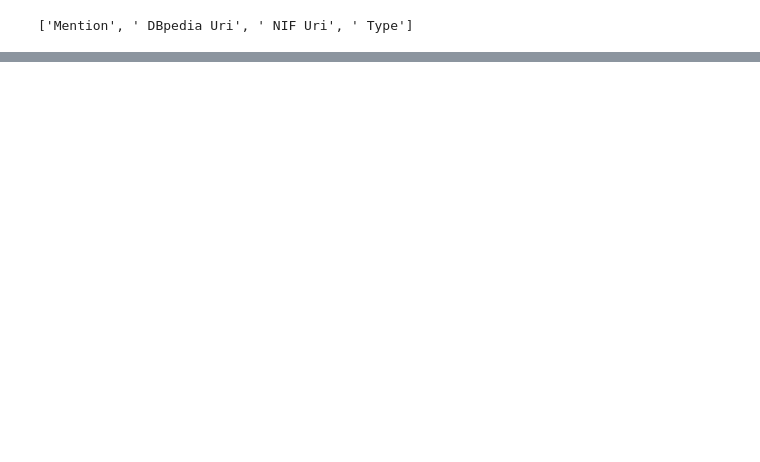
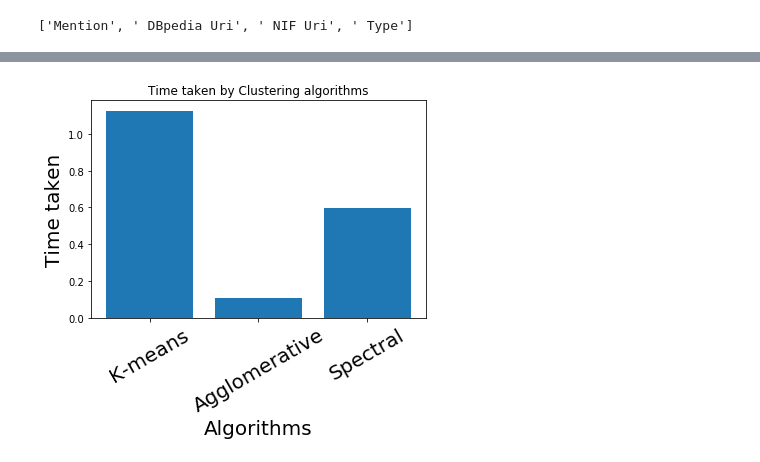
Before and after one commit to aditigupta17/document-retrieval, a Jupyter notebook: Document-Information-Retrieval.ipynb, the cells around one changed output, grey strips where cells are left out. Cells and saved outputs as stored; diff of their text form; code cells hidden in the pictures; blank space fills up the shorter version.

```diff
--- a/Document-Information-Retrieval.ipynb
+++ b/Document-Information-Retrieval.ipynb
@@ -48,2 +168,15 @@ clusters = km.labels_.tolist()
+# %%
+import matplotlib.pyplot as plt
+def plot_bar_x():
+    index = np.arange(len(algorithm))
+    plt.bar(index, times)
+    plt.xlabel('Algorithms', fontsize=20)
+    plt.ylabel('Time taken', fontsize=20)
+    plt.xticks(index, algorithm, fontsize=20, rotation=30)
+    plt.title('Time taken by Clustering algorithms')
+    plt.show()
+plot_bar_x()
+# %% [output]
+[figure, added]
 # %%
 import pandas as pd
```
Also changed, not shown: parts of 20 cells of this notebook.
